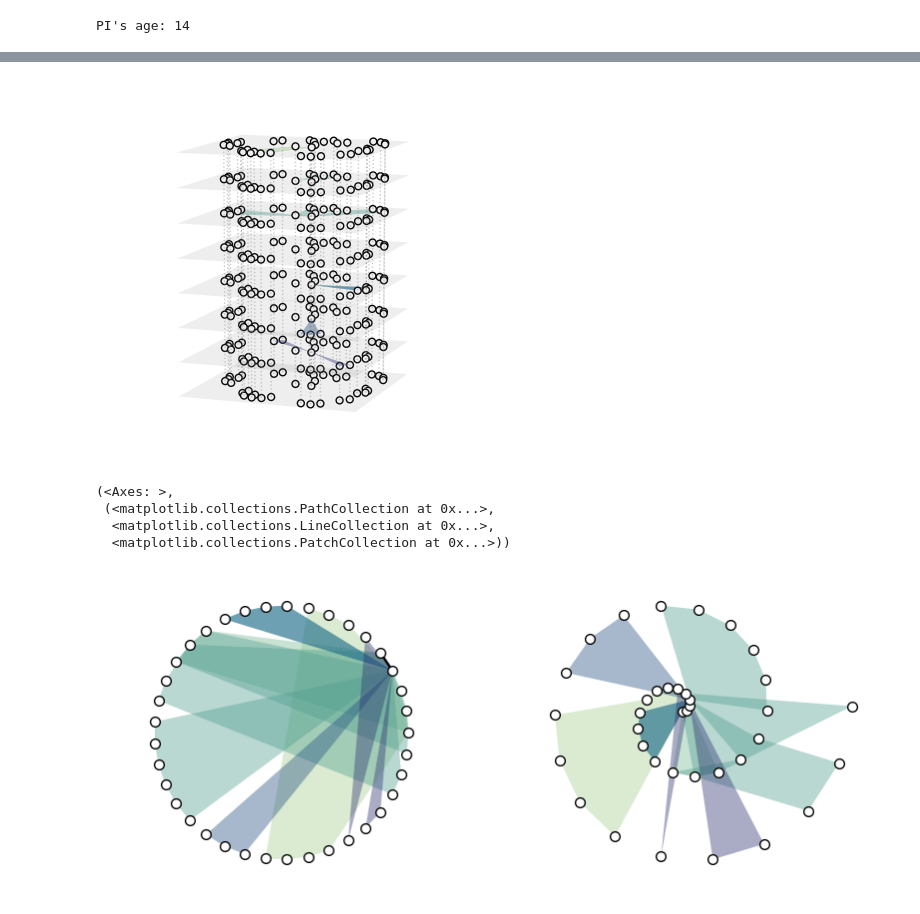
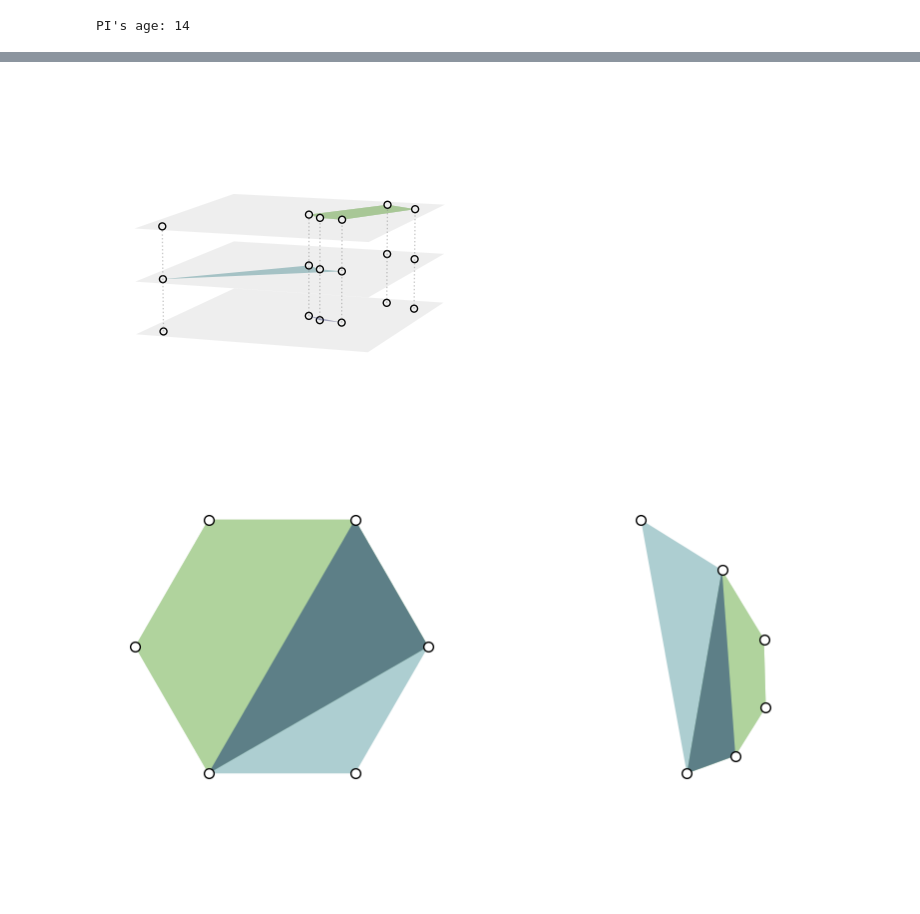
Before and after one commit to jstonge/bayesian_group_formation, a Jupyter notebook: src/finding_group.ipynb, the cells around one changed output, grey strips where cells are left out. Cells and saved outputs as stored; diff of their text form; code cells hidden in the pictures; blank space fills up the shorter version.

```diff
--- a/src/finding_group.ipynb
+++ b/src/finding_group.ipynb
@@ -66,4 +44,4 @@ age_coauthors
 # %%
-works = read_jsonl(PI_fnames[10])
+works = read_jsonl(PI_fnames[2])
 print(f"# papers that year: {len(works)}")
 # %% [output]
@@ -174,15 +172,16 @@ H_f = xgi.subhypergraph(
 # %%
-fig, ax = plt.subplots(1,1, figsize=(7,7))
-pos = xgi.barycenter_spring_layout(H_f, seed=42)  # fix position
-ax, collections = xgi.draw(
-    H_f, pos=pos, node_size=15, hyperedge_labels=True,
-    node_fc=H_f.nodes.attrs("is_shared").aslist(),
-    node_fc_cmap="Paired",
-    node_labels=True,
-    hull=True
-    )
-(node_collection, _, _) = collections
+if H_f.num_nodes > 0:
+    fig, ax = plt.subplots(1,1, figsize=(7,7))
+    pos = xgi.barycenter_spring_layout(H_f, seed=42)  # fix position
+    ax, collections = xgi.draw(
+        H_f, pos=pos, node_size=15, hyperedge_labels=True,
+        node_fc=H_f.nodes.attrs("is_shared").aslist(),
+        node_fc_cmap="Paired",
+        node_labels=True,
+        hull=True
+        )
+    (node_collection, _, _) = collections
 
-max_key = max(H_f.nodes.degree().asdict(), key=H.nodes.degree().asdict().get)
-plt.savefig("test.png")
+    max_key = max(H_f.nodes.degree().asdict(), key=H.nodes.degree().asdict().get)
+    plt.savefig("test.png")
 # %% [output]
@@ -190,26 +189,24 @@ plt.savefig("test.png")
 # %%
-ax3 = plt.axes(projection="3d")  # requires a 3d axis
-xgi.draw_multilayer(H_f, ax=ax3)
+if H_f.num_nodes > 0:
+    ax3 = plt.axes(projection="3d")  # requires a 3d axis
+    xgi.draw_multilayer(H_f, ax=ax3)
 
-plt.show()
+    plt.show()
 # %% [output]
-[figure, old version]
+[figure, new version]
 # %%
-plt.figure(figsize=(10, 4))
+if H_f.num_nodes > 0:
+    plt.figure(figsize=(10, 4))
 
-ax = plt.subplot(1, 2, 1)
-pos_circular = xgi.circular_layout(H_f)
-xgi.draw(H_f, pos=pos_circular, ax=ax,)
+    ax = plt.subplot(1, 2, 1)
+    pos_circular = xgi.circular_layout(H_f)
+    xgi.draw(H_f, pos=pos_circular, ax=ax,)
 
-ax = plt.subplot(1, 2, 2)
-pos_spiral = xgi.spiral_layout(H_f)
-xgi.draw(H_f, pos=pos_spiral, ax=ax)
+    ax = plt.subplot(1, 2, 2)
+    pos_spiral = xgi.spiral_layout(H_f)
+    xgi.draw(H_f, pos=pos_spiral, ax=ax)
 # %% [output]
-(<Axes: >,
- (<matplotlib.collections.PathCollection at 0x...>,
-  <matplotlib.collections.LineCollection at 0x...>,
-  <matplotlib.collections.PatchCollection at 0x...>))
-[figure, old version]
+[figure, new version]
 # %%
 centers, heights = xgi.degree_histogram(H)
 
```
Also changed, not shown: parts of 22 cells of this notebook, 5 other files.
